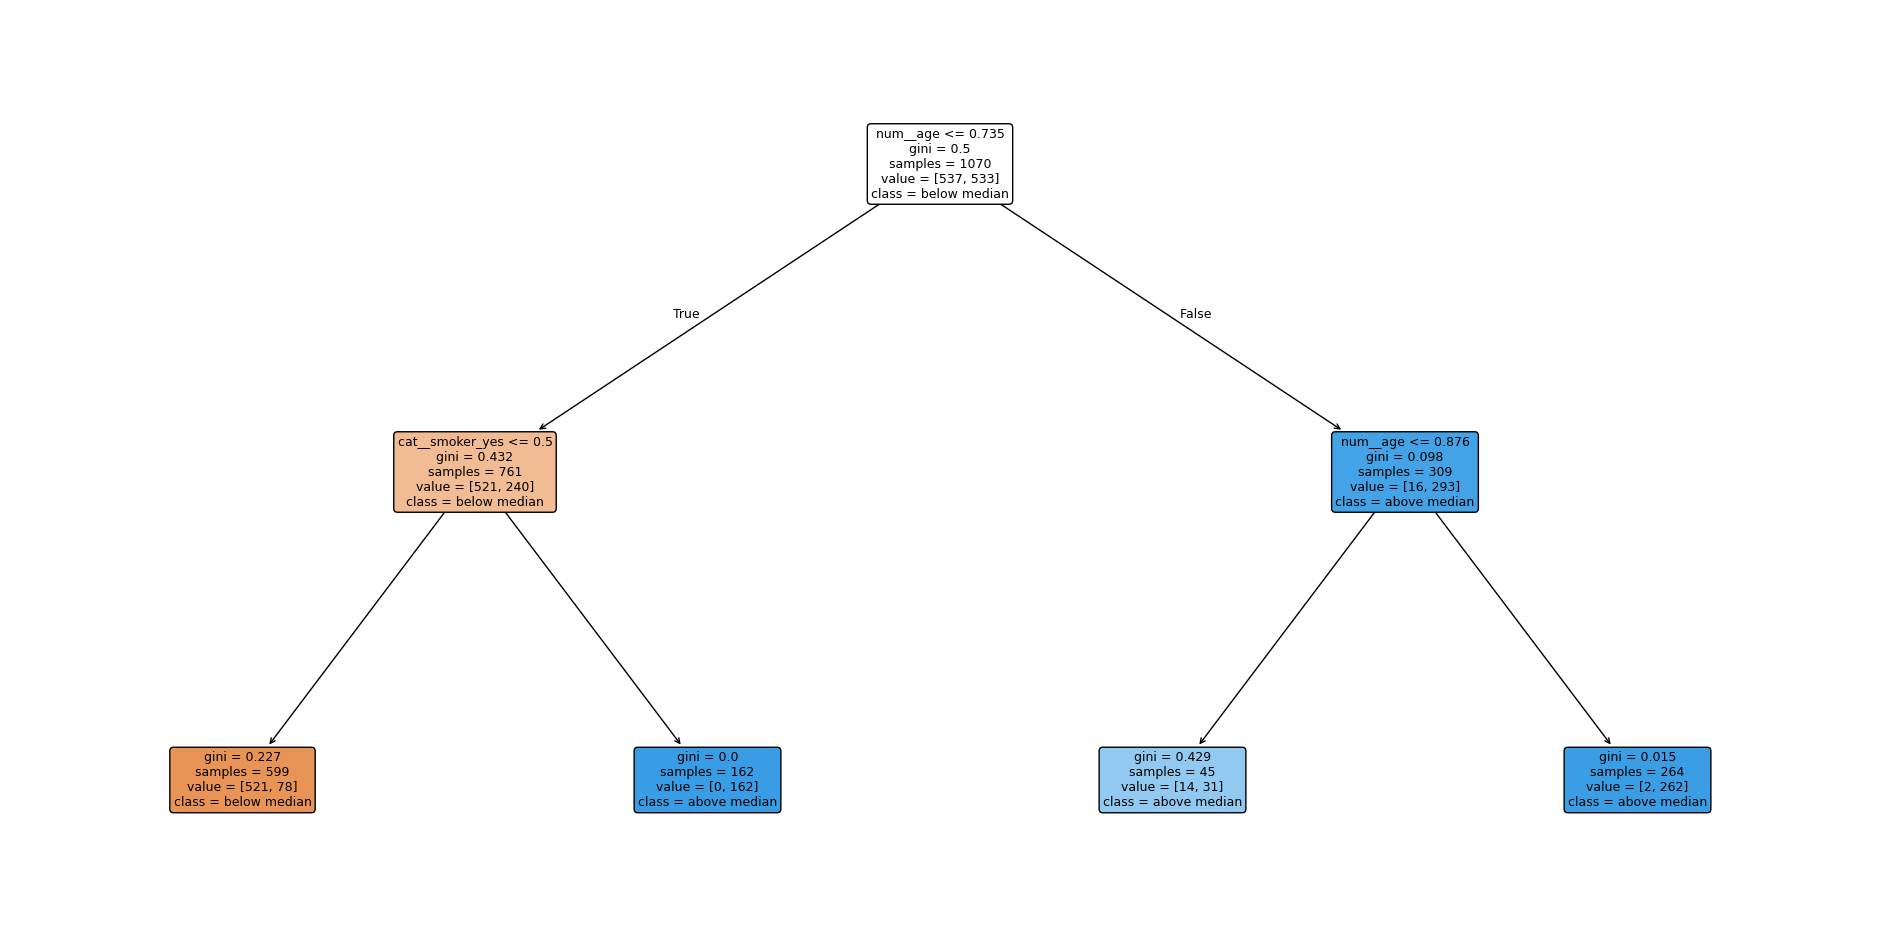
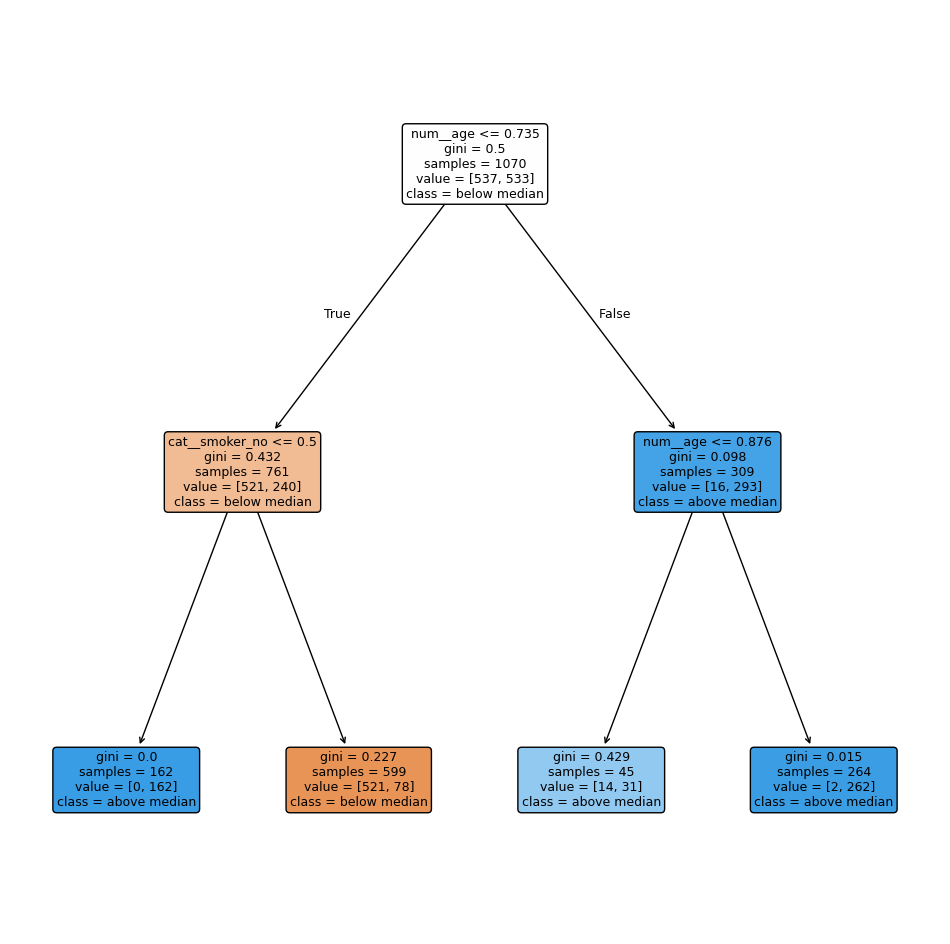
Unified diff of the notebook cell whose output changed from the first chart to the second:
--- before
+++ after
@@ -2,5 +2,5 @@
 feat_names = model_expensive[:-1].get_feature_names_out()
 
-plt.figure(figsize=(24, 12))
+plt.figure(figsize=(12, 12))
 plot_tree(
     tree_clf,

Commit: reworked RBF SVR and new pdf